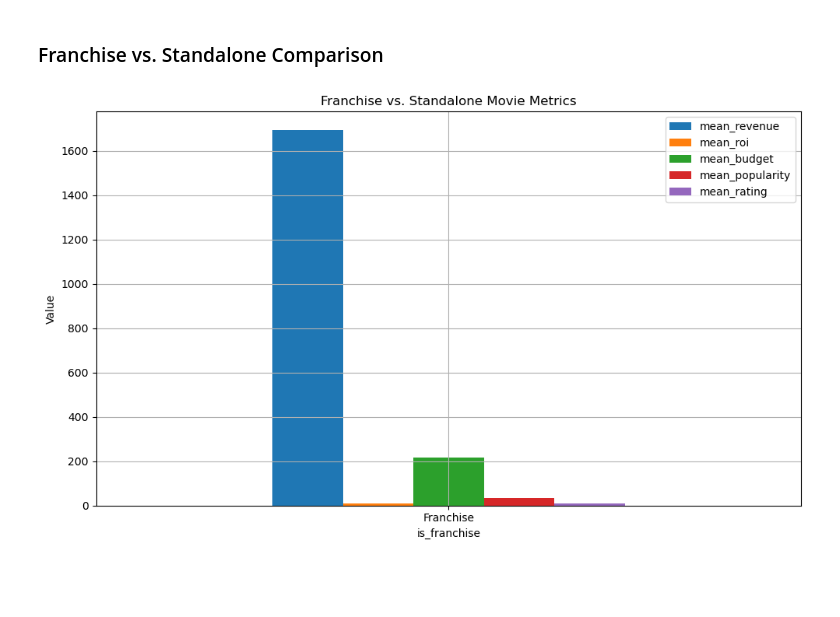
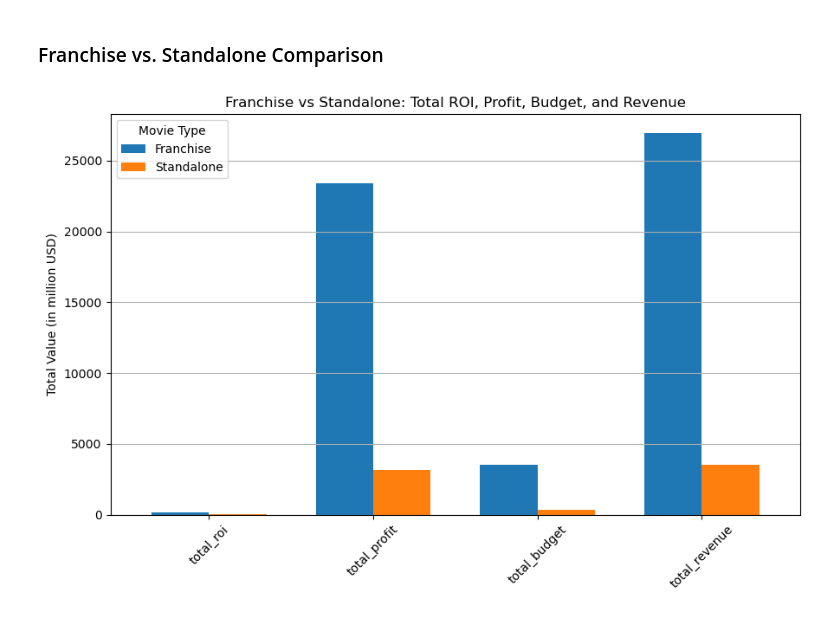
Before and after one commit to Ransaddic/TMDB-Movie-Data-Analysis-using-Pyspark-and-APIs, a Jupyter notebook: notebooks/data_analysis.ipynb, the cells around one changed output. Drawn from its saved outputs; the diff is of its cells as text; code cells hidden in the pictures; blank space fills up the shorter version.

```diff
--- a/notebooks/data_analysis.ipynb
+++ b/notebooks/data_analysis.ipynb
@@ -454,29 +454,34 @@ plt.show()
 # %% [markdown]
 ### Franchise vs. Standalone Comparison
 # %%
-from pyspark.sql.functions import when
+# First, calculate total metrics
+summary_df = df.withColumn("is_franchise", (col("collection_name") != "") & col("collection_name").isNotNull())
 
-# Label franchise/standalone
-franchise_df = df.withColumn("is_franchise", when(col("collection_name").isNotNull(), "Franchise").otherwise("Standalone"))\
-                 .groupBy("is_franchise")\
-                 .agg(
-                     avg("revenue_musd").alias("mean_revenue"),
-                     avg("roi").alias("mean_roi"),
-                     avg("budget_musd").alias("mean_budget"),
-                     avg("popularity").alias("mean_popularity"),
-                     avg("vote_average").alias("mean_rating")
-                 )
+# Group by franchise status
+totals_df = summary_df.groupBy("is_franchise").agg(
+    _sum("roi").alias("total_roi"),
+    _sum("profit").alias("total_profit"),
+    _sum("budget_musd").alias("total_budget"),
+    _sum("revenue_musd").alias("total_revenue")
+)
 
-pd_franchise = to_pandas(franchise_df)
+# Convert to pandas for visualization
+totals_pd = totals_df.toPandas()
+totals_pd["type"] = totals_pd["is_franchise"].map({True: "Franchise", False: "Standalone"})
+totals_pd.set_index("type", inplace=True)
 
-# Plot comparison
-metrics = ["mean_revenue", "mean_roi", "mean_budget", "mean_popularity", "mean_rating"]
-pd_franchise.set_index("is_franchise")[metrics].plot(kind="bar", figsize=(10, 6))
-plt.title("Franchise vs. Standalone Movie Metrics")
-plt.ylabel("Value")
-plt.xticks(rotation=0)
-plt.grid(True)
+# Select the metrics to plot
+plot_metrics = ["total_roi", "total_profit", "total_budget", "total_revenue"]
+
+# Plot clustered bar chart
+totals_pd[plot_metrics].T.plot(kind="bar", figsize=(9, 6), width=0.7)
+
+plt.title("Franchise vs Standalone: Total ROI, Profit, Budget, and Revenue")
+plt.ylabel("Total Value (in million USD)")
+plt.xticks(rotation=45)
+plt.grid(axis="y")
+plt.legend(title="Movie Type")
 plt.tight_layout()
 plt.show()
 # %% [output]
-[figure, old version]
+[figure, new version]
```
Also changed, not shown: 2 other files.
